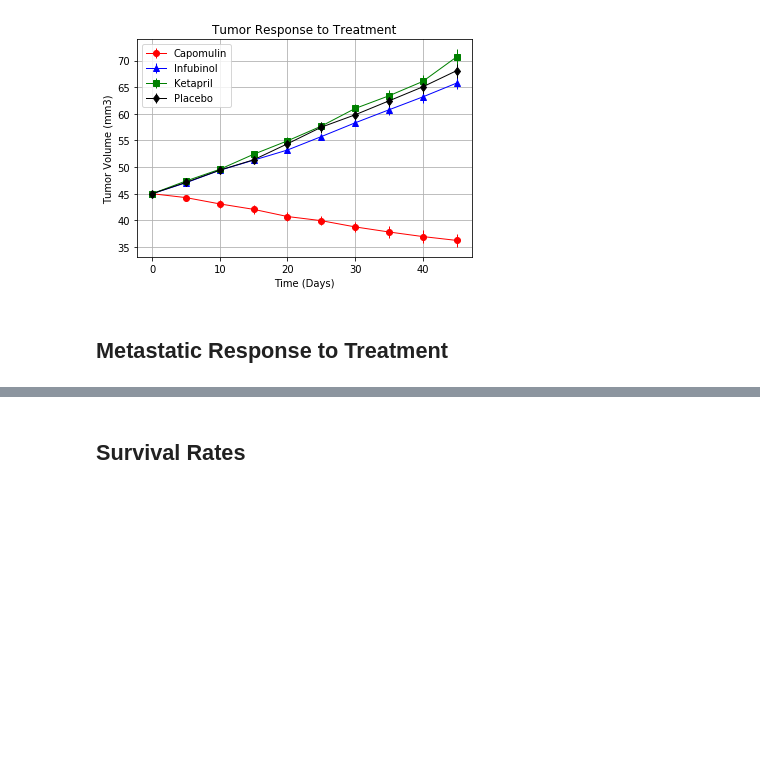
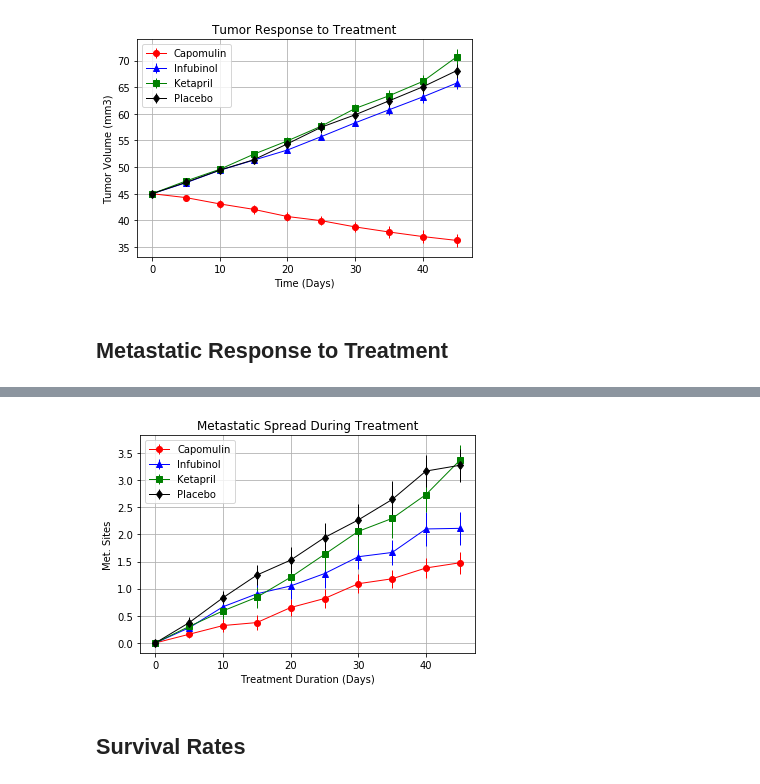
Before and after one commit to financialinvestigator01/Pymaceuticals_Project, a Jupyter notebook: pymaceuticals_starter.ipynb, the cells around one changed output, grey strips where cells are left out. Saved outputs shown, nothing was run; the diff lists cells and outputs as text; code cells hidden in the pictures; blank space fills up the shorter version.

Commit message:
Completed second chart, Metastatic Spread During Treatment.

```diff
--- a/pymaceuticals_starter.ipynb
+++ b/pymaceuticals_starter.ipynb
@@ -132,7 +132,14 @@ plt.show()
 ## Metastatic Response to Treatment
 # %%
 # Store the Mean Met. Site Data Grouped by Drug and Timepoint
+mean_metastatic_df = combined_data.groupby(["Drug", "Timepoint"])
+mean_metastatic_df
 
 # Convert to DataFrame
+mean_metastatic_df = pd.DataFrame(mean_metastatic_df['Metastatic Sites'].mean())
+mean_metastatic_df
 
 # Preview DataFrame
+mean_metastatic_df = mean_metastatic_df.unstack(0)
+mean_metastatic_df = mean_metastatic_df['Metastatic Sites']
+mean_metastatic_df
@@ -139,6 +159,12 @@ plt.show()
 # %%
 # Store the Standard Error associated with Met. Sites Grouped by Drug and Timepoint
+se_metastatic_df = combined_data.groupby(['Drug','Timepoint'])['Metastatic Sites'].sem()
+
 
 # Convert to DataFrame
+se_metastatic_df = pd.DataFrame(se_metastatic_df)
 
 # Preview DataFrame
+se_metastatic_df = se_metastatic_df.unstack(0)
+se_metastatic_df = se_metastatic_df['Metastatic Sites']
+se_metastatic_df
@@ -155,3 +188,36 @@ plt.show()
+# %%
+# Generate the Plot (with Error Bars)
+
+# Save the Figure
+
+
+
+# Generate the Plot (with Error Bars)
+x_axis = np.arange(0, 50, 5)
+plt.xlabel("Treatment Duration (Days)")
+plt.ylabel("Met. Sites")
+plt.title("Metastatic Spread During Treatment")
+plt.grid()
+
+
+drug_format_list = [('Capomulin','red', 'o'),
+                    ('Infubinol', 'blue', '^'),
+                    ('Ketapril', 'green', 's'),
+                    ('Placebo', 'black', 'd')
+                   ]
+
+for drug, colors, marker in drug_format_list:
+    plt.errorbar(x_axis, mean_metastatic_df[drug], se_metastatic_df[drug],
+                 marker=marker, color=colors, linewidth=1, label=drug)
+
+plt.legend(loc="upper left")
+
+# Show the Figure
+plt.show()
+
+# Save the Figure
+# %% [output]
+[figure, added]
 # %% [markdown]
 ## Survival Rates
 # %%
```
Also changed, not shown: parts of 3 cells of this notebook.
